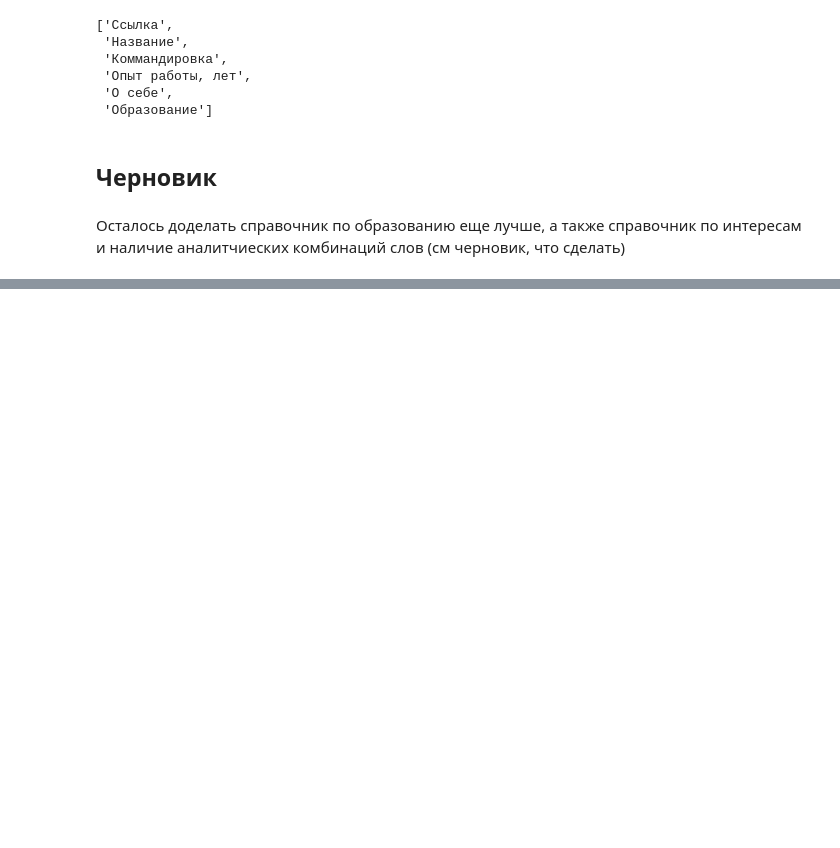
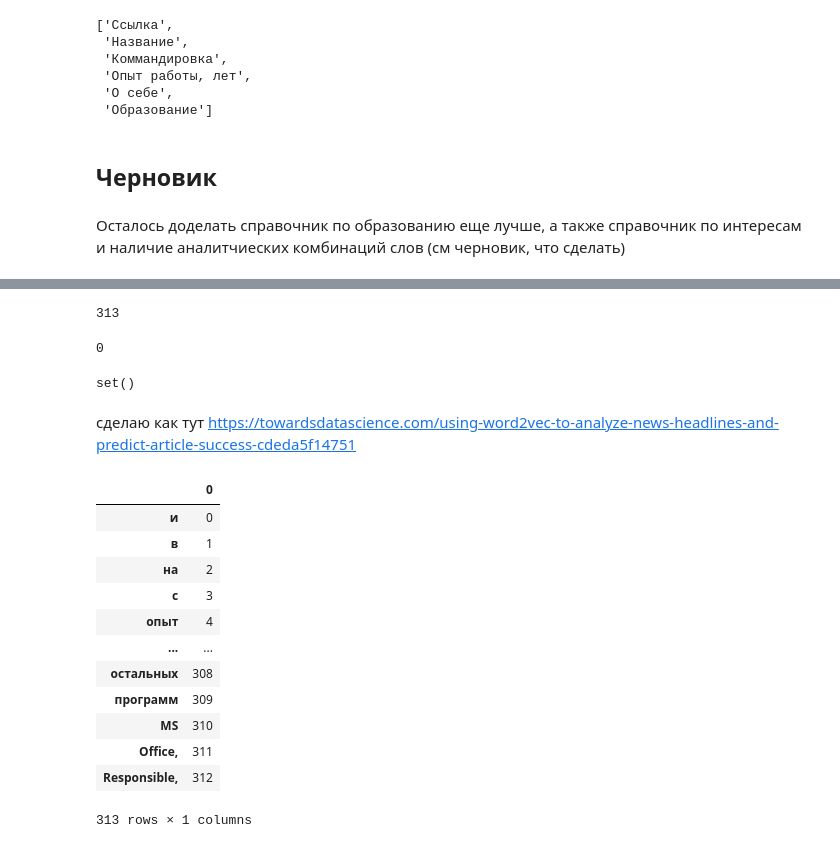
Before and after one commit to aefrt/automatization-recruiting, a Jupyter notebook: scraping.ipynb, the cells around one changed output, grey strips where cells are left out. Saved outputs shown, nothing was run; the diff lists cells and outputs as text; code cells hidden in the pictures; blank space fills up the shorter version.

```diff
--- a/scraping.ipynb
+++ b/scraping.ipynb
@@ -599,0 +683,2 @@ df.to_csv('resumes_features.csv')
+# %%
+model = Word2Vec.load("word2vec.model")
@@ -599,0 +705,5 @@ df.to_csv('resumes_features.csv')
+# %%
+about_small_tokens2 = []
+
+for text in about_small2:
+    about_small_tokens2.append(text.split(' '))
@@ -599,0 +834,30 @@ df.to_csv('resumes_features.csv')
+# %%
+len(model.wv.key_to_index.keys())
+# %% [output]
+313
+# %%
+len(u)
+# %% [output]
+0
+# %%
+u
+# %% [output]
+set()
+# %% [markdown]
+сделаю как тут https://towardsdatascience.com/using-word2vec-to-analyze-news-headlines-and-predict-article-success-cdeda5f14751
+# %%
+pd.DataFrame(dict(model.wv.key_to_index).values(), index=dict(model.wv.key_to_index).keys())
+# %% [output]
+|  | 0 |
+| и | 0 |
+| в | 1 |
+| на | 2 |
+| с | 3 |
+| опыт | 4 |
+| ... | ... |
+| остальных | 308 |
+| программ | 309 |
+| MS | 310 |
+| Office, | 311 |
+| Responsible, | 312 |
+313 rows × 1 columns
```
Also changed, not shown: parts of 44 cells of this notebook, 1 other file.
